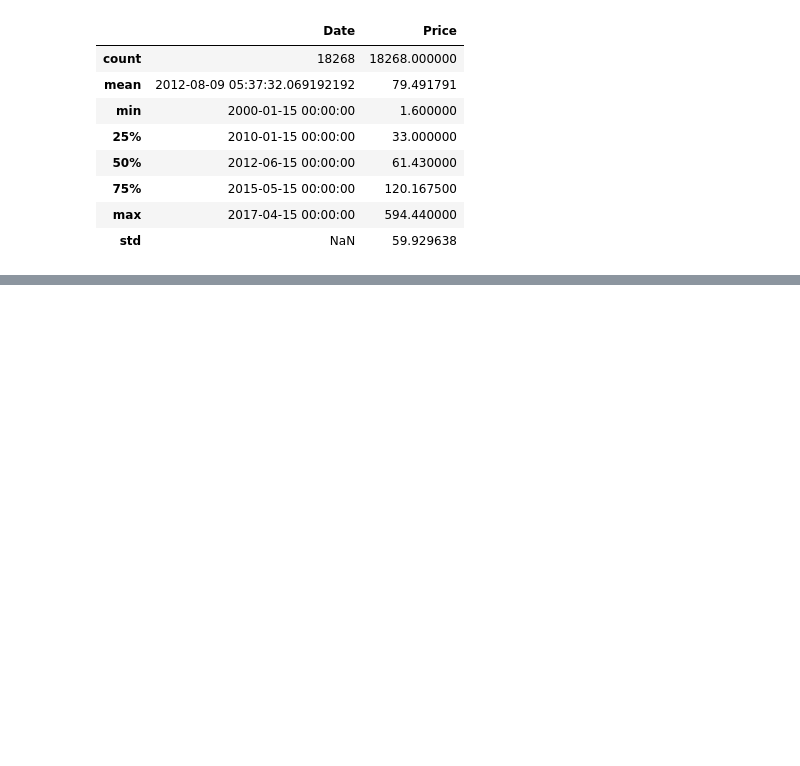
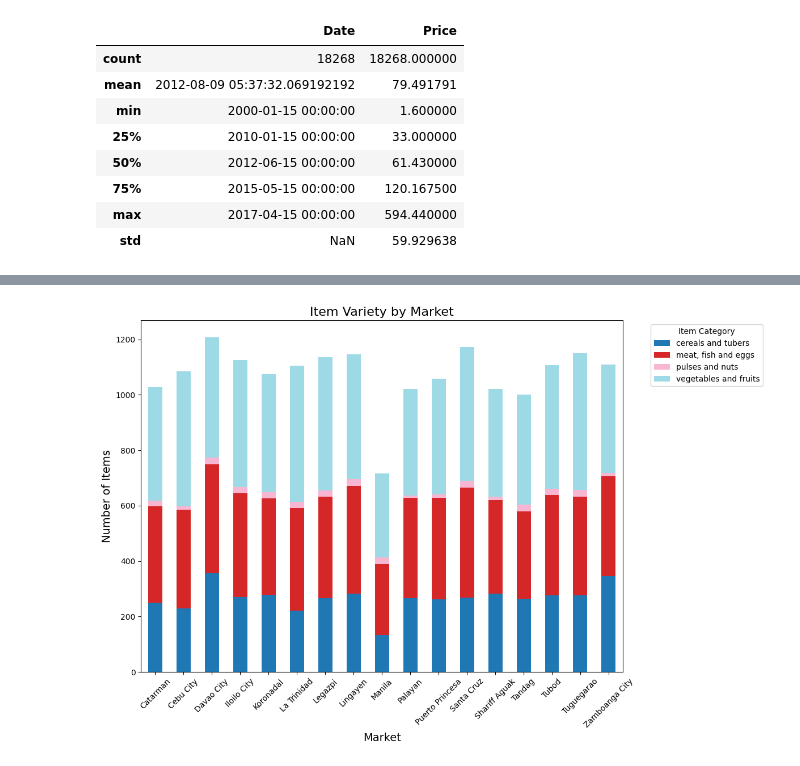
Before and after one commit to KyleZrey/PH-Food-Prices-Analysis, a Jupyter notebook: prelim_data_analysis.ipynb, the cells around one changed output, grey strips where cells are left out. Cells and saved outputs as stored; diff of their text form; code cells hidden in the pictures; blank space fills up the shorter version.

```diff
--- a/prelim_data_analysis.ipynb
+++ b/prelim_data_analysis.ipynb
@@ -329,0 +415,19 @@ clean_pfp.describe()
+# %%
+# Count the number of items in each category by market
+item_counts = clean_pfp.groupby(['Market Name', 'Category']).size().unstack(fill_value=0)
+
+# Create the stacked bar chart
+item_counts.plot(kind='bar', stacked=True, figsize=(12, 8), colormap='tab20')
+
+# Add titles and labels
+plt.title('Item Variety by Market', fontsize=16)
+plt.xlabel('Market', fontsize=14)
+plt.ylabel('Number of Items', fontsize=14)
+plt.xticks(rotation=45)
+plt.legend(title='Item Category', bbox_to_anchor=(1.05, 1), loc='upper left')
+
+# Show the plot
+plt.tight_layout()
+plt.show()
+# %% [output]
+[figure, added]
```
Also changed, not shown: parts of 18 cells of this notebook.
